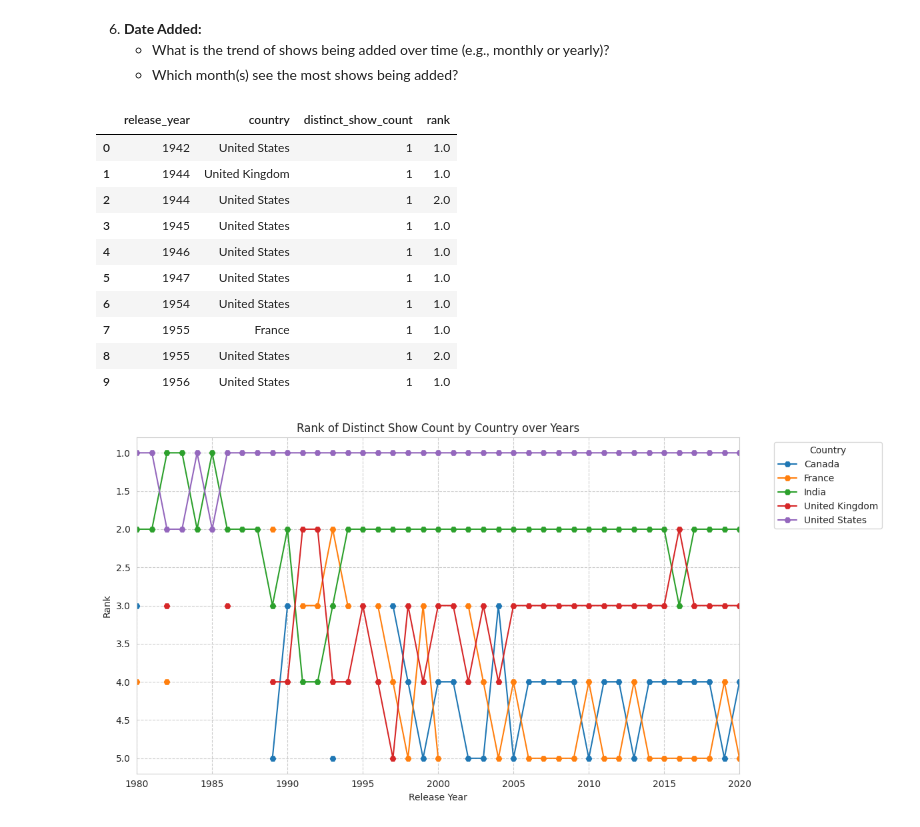
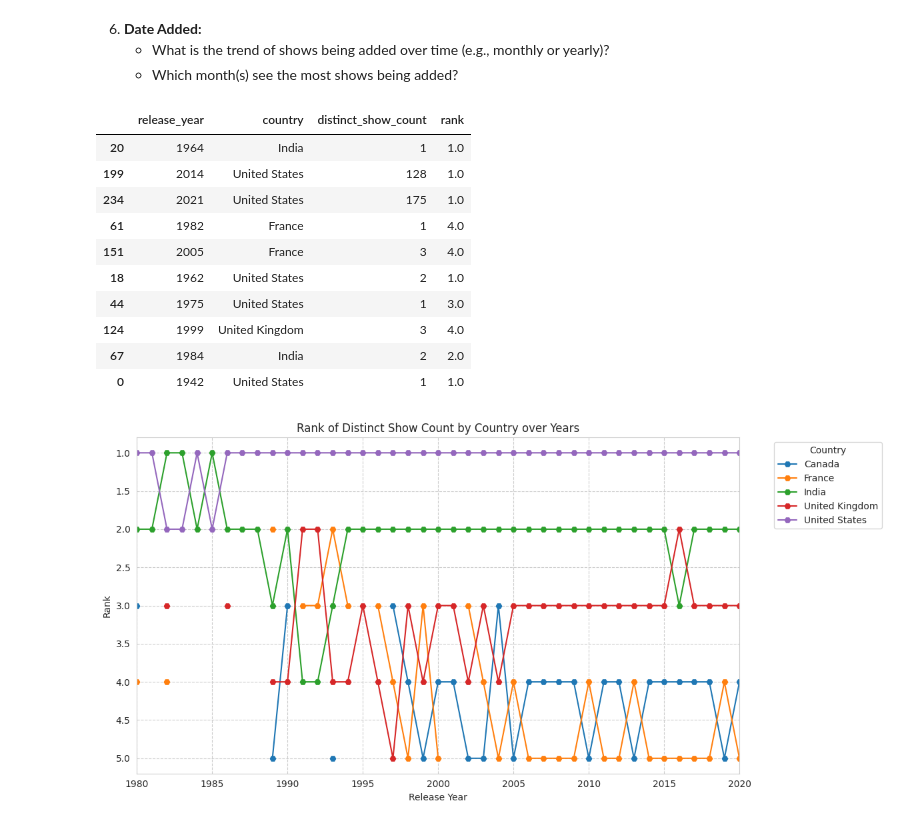
Before and after one commit to DSabarish/netflix_data_analysis, a Jupyter notebook: Netflix_26.ipynb, the cells around one changed output. Cells and saved outputs as stored; diff of their text form; code cells hidden in the pictures.

```diff
--- a/Netflix_26.ipynb
+++ b/Netflix_26.ipynb
@@ -958,34 +959,34 @@ array(['France', 'India', 'United States', 'United Kingdom', 'Germany',
 # %%
 top_5_country_wt_most_shows =(d
                               .query("Movie > 0 and TV_Show > 0")
                               .sort_values(by="Total_Shows", ascending=False)
                               )[:5]
 
 
 temp = data[data["country"].isin(top_5_country_wt_most_shows.index)]
 
 # Grouping by 'release_year' and 'country', counting distinct shows, and resetting index
 
 grouped = temp.groupby(['release_year', 'country'])['show_id'].nunique().reset_index()
 
 # Ranking the distinct show counts within each 'release_year' group for each country
 grouped['rank'] = grouped.groupby('release_year')['show_id'].rank(ascending=False, method='first')
 
 grouped.rename(columns={'show_id': 'distinct_show_count'}, inplace=True)
 
-grouped[:10]
+grouped.sample(10)
 # %% [output]
 |  | release_year | country | distinct_show_count | rank |
+| 20 | 1964 | India | 1 | 1.0 |
+| 199 | 2014 | United States | 128 | 1.0 |
+| 234 | 2021 | United States | 175 | 1.0 |
+| 61 | 1982 | France | 1 | 4.0 |
+| 151 | 2005 | France | 3 | 4.0 |
+| 18 | 1962 | United States | 2 | 1.0 |
+| 44 | 1975 | United States | 1 | 3.0 |
+| 124 | 1999 | United Kingdom | 3 | 4.0 |
+| 67 | 1984 | India | 2 | 2.0 |
 | 0 | 1942 | United States | 1 | 1.0 |
-| 1 | 1944 | United Kingdom | 1 | 1.0 |
-| 2 | 1944 | United States | 1 | 2.0 |
-| 3 | 1945 | United States | 1 | 1.0 |
-| 4 | 1946 | United States | 1 | 1.0 |
-| 5 | 1947 | United States | 1 | 1.0 |
-| 6 | 1954 | United States | 1 | 1.0 |
-| 7 | 1955 | France | 1 | 1.0 |
-| 8 | 1955 | United States | 1 | 2.0 |
-| 9 | 1956 | United States | 1 | 1.0 |
 # %%
 pivot_table = (grouped.
                pivot(index="release_year", columns="country", values="rank")
```
Also changed, not shown: parts of 2 cells of this notebook.
